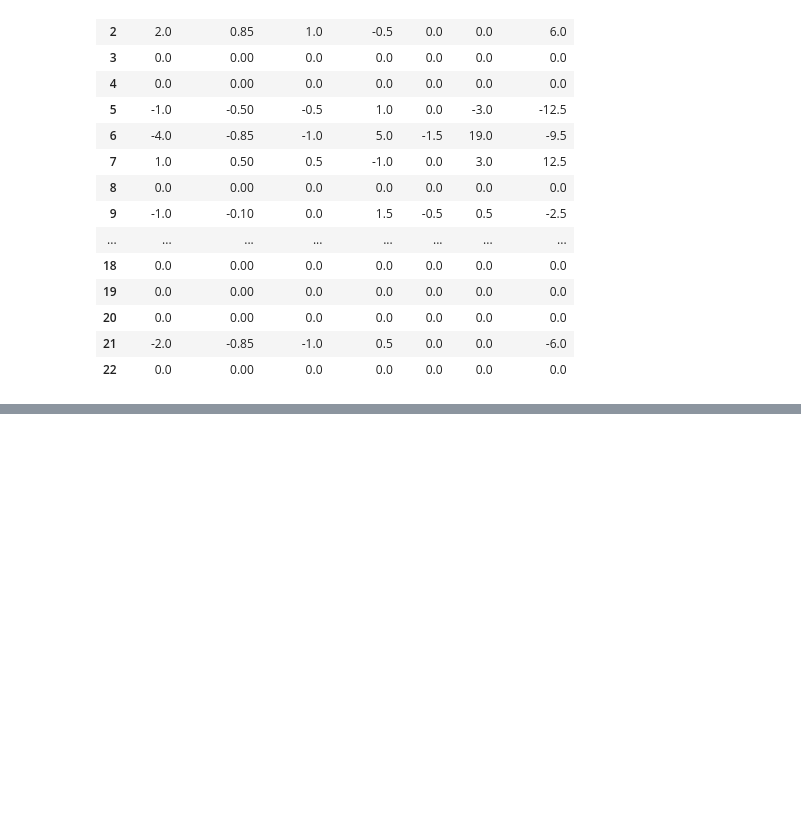
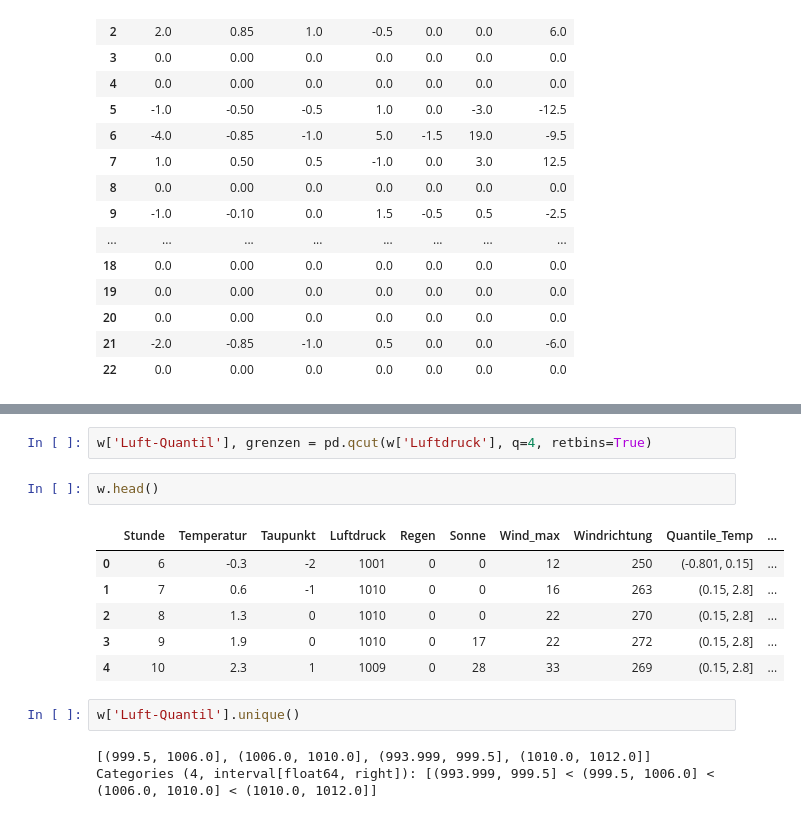
Before and after one commit to OOS-Team/DsKi_DataPreparation, a Jupyter notebook: WdhAufgaben/A1-3.ipynb, the cells around one changed output, grey strips where cells are left out. Drawn from its saved outputs; the diff is of its cells as text; blank space fills up the shorter version.

```diff
--- a/WdhAufgaben/A1-3.ipynb
+++ b/WdhAufgaben/A1-3.ipynb
@@ -472,0 +518,16 @@ w.groupby(by='Windrichtung').transform(lambda x: x-x.mean())
+# %%
+w['Luft-Quantil'], grenzen = pd.qcut(w['Luftdruck'], q=4, retbins=True)
+# %%
+w.head()
+# %% [output]
+|  | Stunde | Temperatur | Taupunkt | Luftdruck | Regen | Sonne | Wind_max | Windrichtung | Quantile_Temp | ... |
+| 0 | 6 | -0.3 | -2 | 1001 | 0 | 0 | 12 | 250 | (-0.801, 0.15] | ... |
+| 1 | 7 | 0.6 | -1 | 1010 | 0 | 0 | 16 | 263 | (0.15, 2.8] | ... |
+| 2 | 8 | 1.3 | 0 | 1010 | 0 | 0 | 22 | 270 | (0.15, 2.8] | ... |
+| 3 | 9 | 1.9 | 0 | 1010 | 0 | 17 | 22 | 272 | (0.15, 2.8] | ... |
+| 4 | 10 | 2.3 | 1 | 1009 | 0 | 28 | 33 | 269 | (0.15, 2.8] | ... |
+# %%
+w['Luft-Quantil'].unique()
+# %% [output]
+[(999.5, 1006.0], (1006.0, 1010.0], (993.999, 999.5], (1010.0, 1012.0]]
+Categories (4, interval[float64, right]): [(993.999, 999.5] < (999.5, 1006.0] < (1006.0, 1010.0] < (1010.0, 1012.0]]
```
Also changed, not shown: parts of 24 cells of this notebook, 3 other files.
